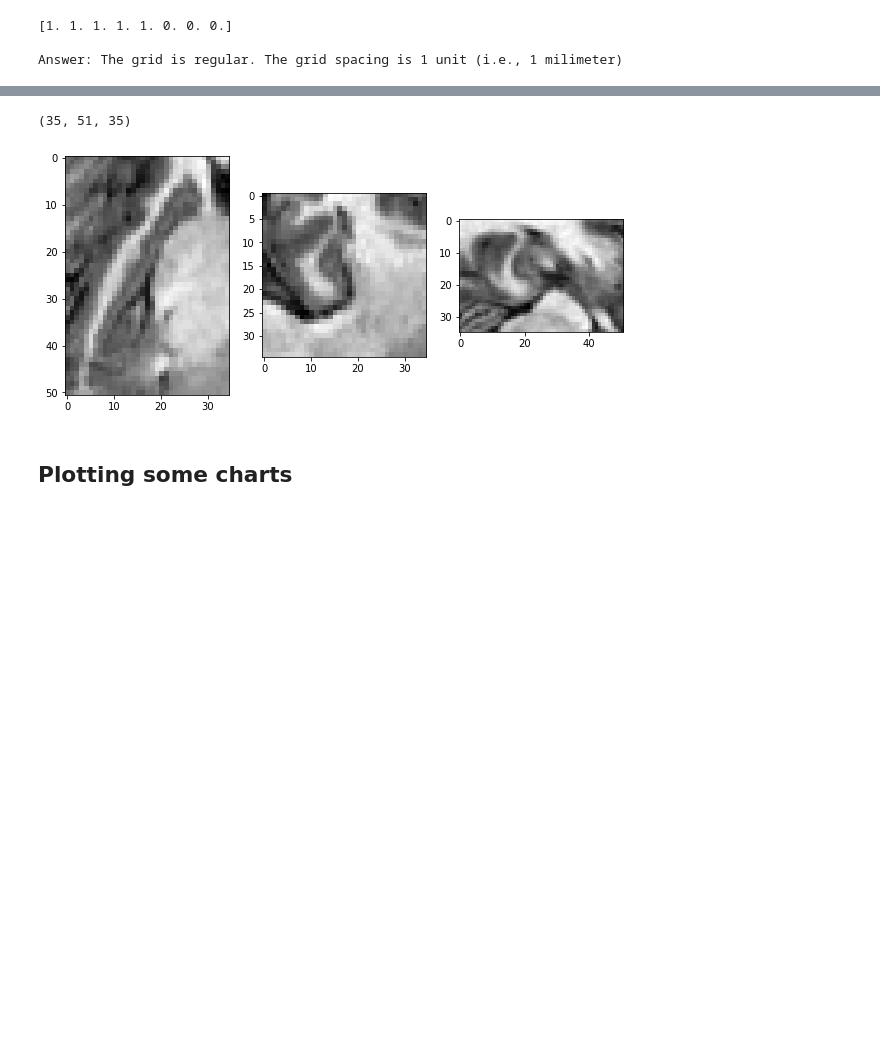
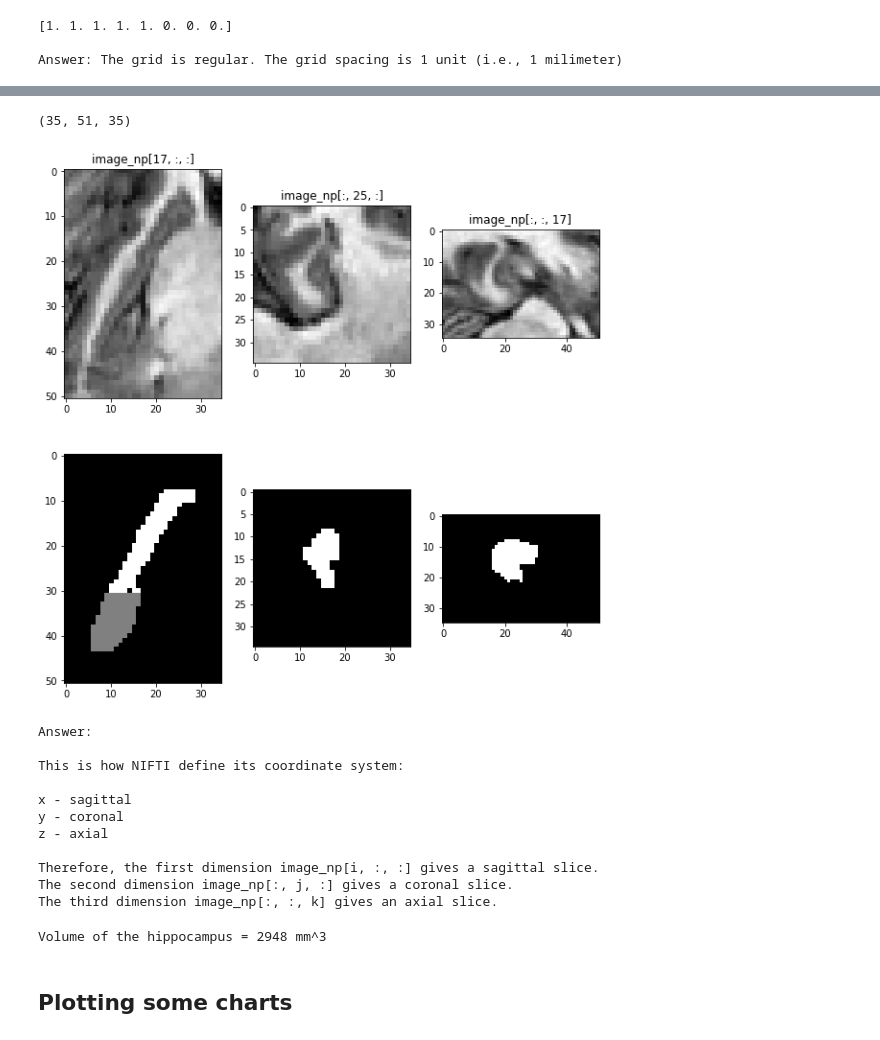
Before and after one commit to sliao-mi-luku/AI-for-healthcare, a Jupyter notebook: projects/hippocampus_volume/Final Project EDA.ipynb, the cells around one changed output, grey strips where cells are left out. Saved outputs shown, nothing was run; the diff lists cells and outputs as text; code cells hidden in the pictures; blank space fills up the shorter version.

```diff
--- a/projects/hippocampus_volume/Final Project EDA.ipynb
+++ b/projects/hippocampus_volume/Final Project EDA.ipynb
@@ -177,22 +177,64 @@ magic           : b'n+1'
 # %%
 # TASK: What dimensions represent axial, sagittal, and coronal slices? How do you know?
 
 print(image_np.shape)
 
 d0, d1, d2 = image_np.shape
 
-fig, [ax1, ax2, ax3] = plt.subplots(1, 3, figsize=(10, 30))
-ax1.imshow(image_np[d0//2, :, :], cmap='gray')
-ax2.imshow(image_np[:, d1//2, :], cmap='gray')
-ax3.imshow(image_np[:, :, d2//2], cmap='gray')
+fig, [ax1, ax2] = plt.subplots(2, 3, figsize=(10, 10))
+ax1[0].title.set_text("image_np[{}, :, :]".format(d0//2))
+ax1[0].imshow(image_np[d0//2, :, :], cmap='gray')
+ax1[1].title.set_text("image_np[:, {}, :]".format(d1//2))
+ax1[1].imshow(image_np[:, d1//2, :], cmap='gray')
+ax1[2].title.set_text("image_np[:, :, {}]".format(d2//2))
+ax1[2].imshow(image_np[:, :, d2//2], cmap='gray')
+ax2[0].imshow(label_np[d0//2, :, :], cmap='gray')
+ax2[1].imshow(label_np[:, d1//2, :], cmap='gray')
+ax2[2].imshow(label_np[:, :, d2//2], cmap='gray')
 plt.show()
+
+print(
+"""
+Answer:
+
+This is how NIFTI define its coordinate system:
+
+x - sagittal
+y - coronal
+z - axial
+
+Therefore, the first dimension image_np[i, :, :] gives a sagittal slice.
+The second dimension image_np[:, j, :] gives a coronal slice.
+The third dimension image_np[:, :, k] gives an axial slice.
+""")
 # %% [output]
 (35, 51, 35)
-[figure, old version]
+[figure, new version]
+Answer:
+
+This is how NIFTI define its coordinate system:
+
+x - sagittal
+y - coronal
+z - axial
+
+Therefore, the first dimension image_np[i, :, :] gives a sagittal slice.
+The second dimension image_np[:, j, :] gives a coronal slice.
+The third dimension image_np[:, :, k] gives an axial slice.
 # %%
 # By now you should have enough information to decide what are dimensions of a single voxel
 # TASK: Compute the volume (in mm³) of a hippocampus using one of the labels you've loaded.
 # You should get a number between ~2200 and ~4500
+
+sum_hippocampus_voxels = 0
+
+# sum up all coronal slices
+for i in range(label_np.shape[1]):
+    sum_hippocampus_voxels += np.count_nonzero(label_np[:, i, :])
+
+print("Volume of the hippocampus = {} mm^3".format(sum_hippocampus_voxels))
+# %% [output]
+Volume of the hippocampus = 2948 mm^3
 # %% [markdown]
 ## Plotting some charts
 # %%
```
Also changed, not shown: parts of 5 cells of this notebook, 3 other files.
